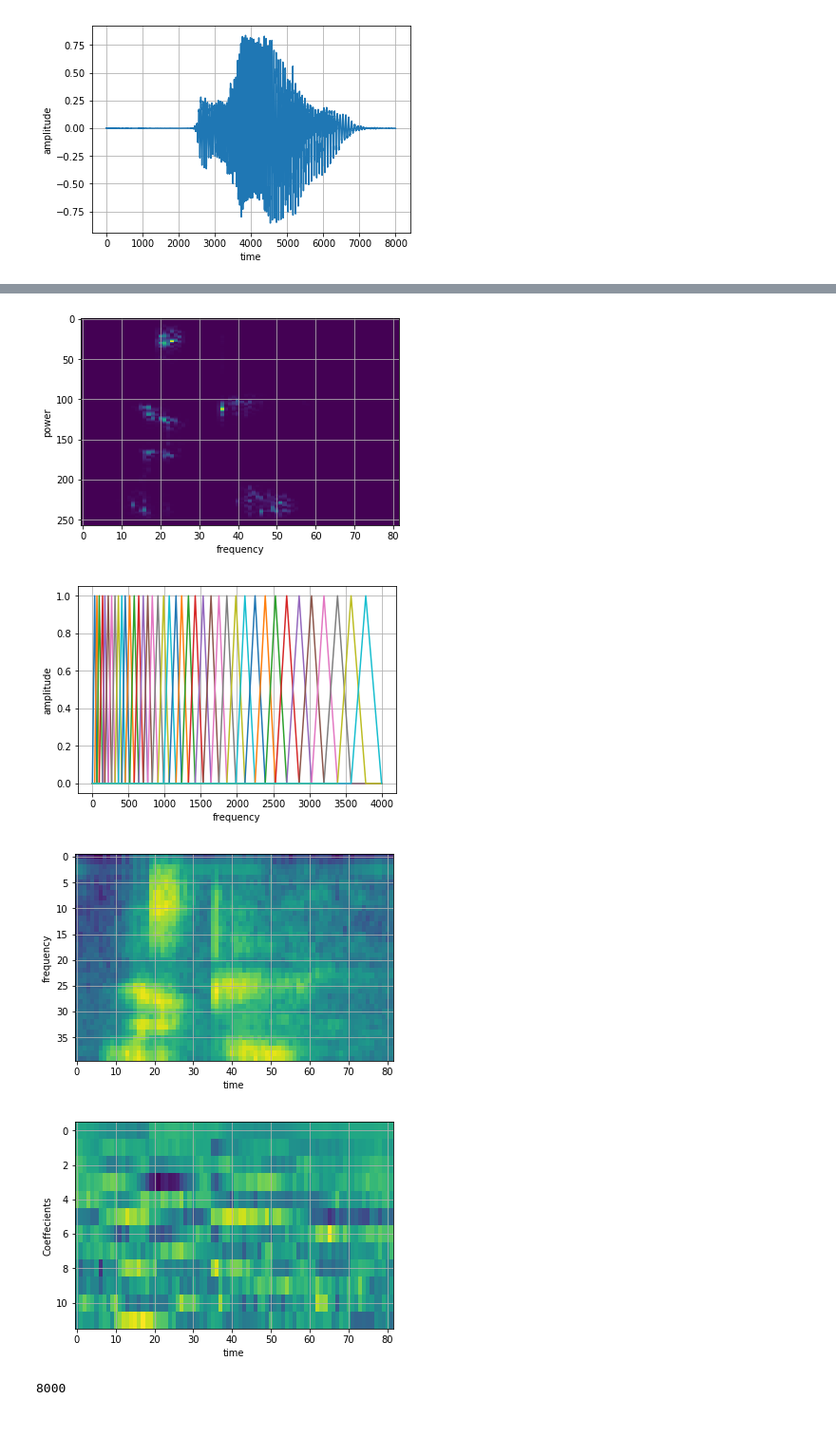
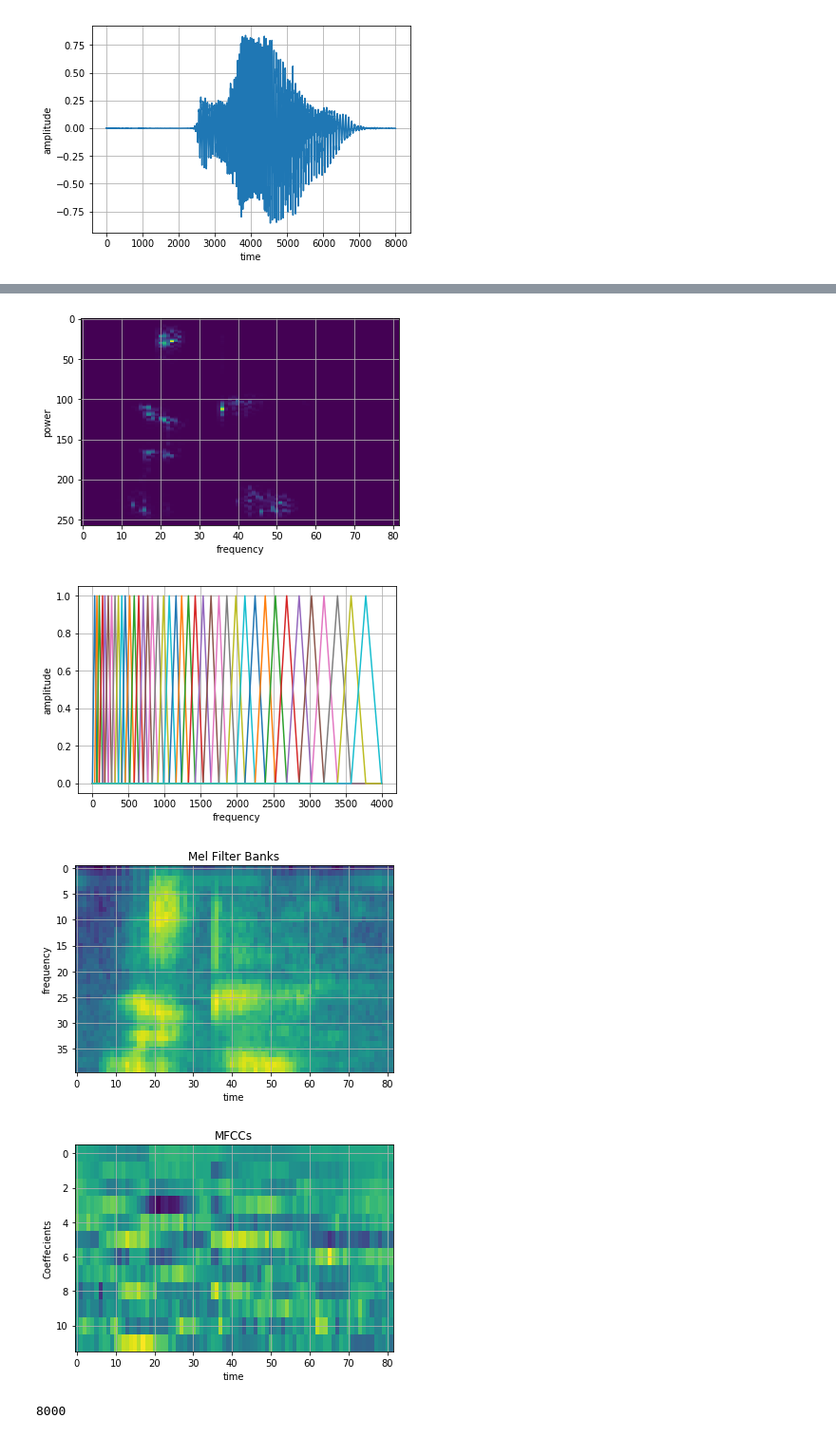
Before and after one commit to MerlinPCarson/SpeechRec, a Jupyter notebook: SpeechRecog.ipynb, the cells around one changed output, grey strips where cells are left out. Shown: that part at 95% size. Saved outputs shown, nothing was run; the diff lists cells and outputs as text; code cells hidden in the pictures.

```diff
--- a/SpeechRecog.ipynb
+++ b/SpeechRecog.ipynb
@@ -430,6 +463,7 @@ plt.grid(True)
 
 # show mel filter banks
 plt.figure()
+plt.title('Mel Filter Banks')
 plt.imshow(filter_banks.T, aspect='auto')
 plt.xlabel('time')
 plt.ylabel('frequency')
@@ -442,35 +476,36 @@ mfcc = dct(filter_banks, type=2, axis=1, norm='ortho')[:, 1 : (num_ceps + 1)] #
 
 # sinusoidal liftering1 to the MFCCs to de-emphasize higher MFCCs
 (nframes, ncoeff) = mfcc.shape
 n = np.arange(ncoeff)
 cep_lifter = 22
 lift = 1 + (cep_lifter / 2) * np.sin(np.pi * n / cep_lifter)
 mfcc *= lift
 
 # mean normalization for MFCCs
 mfcc -= (np.mean(mfcc, axis=0) + 1e-8)
 
 # show MFCCs
 plt.figure()
+plt.title('MFCCs')
 plt.imshow(mfcc.T, aspect='auto')
 plt.xlabel('time')
 plt.ylabel('Coeffecients')
 #plt.yscale('log')
 plt.grid(True)
 # %% [output]
 (82, 192)
 (40, 257)
 [  0.   2.   4.   6.   9.  11.  14.  17.  20.  23.  26.  29.  33.  37.
   41.  45.  49.  53.  58.  63.  68.  74.  79.  85.  91.  98. 105. 112.
  119. 127. 135. 144. 153. 162. 172. 183. 194. 205. 217. 229. 242. 256.]
 (82, 40)
 [figure]
 [figure]
 [figure]
 [figure]
 [figure]
-[figure, old version]
+[figure, new version]
-[figure, old version]
+[figure, new version]
 # %%
 print(SAMPLERATE)
 # %% [output]
```
Also changed, not shown: parts of 2 cells of this notebook.
